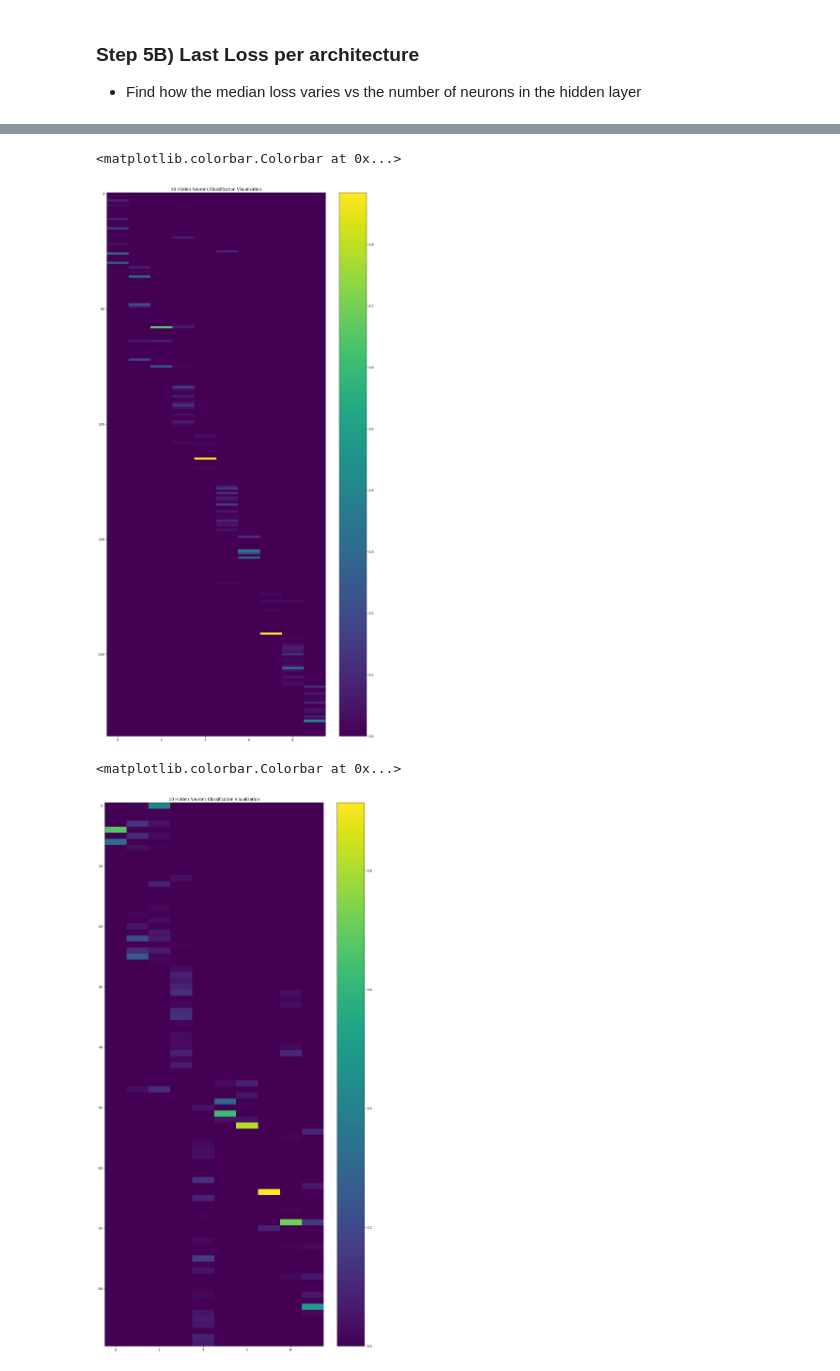
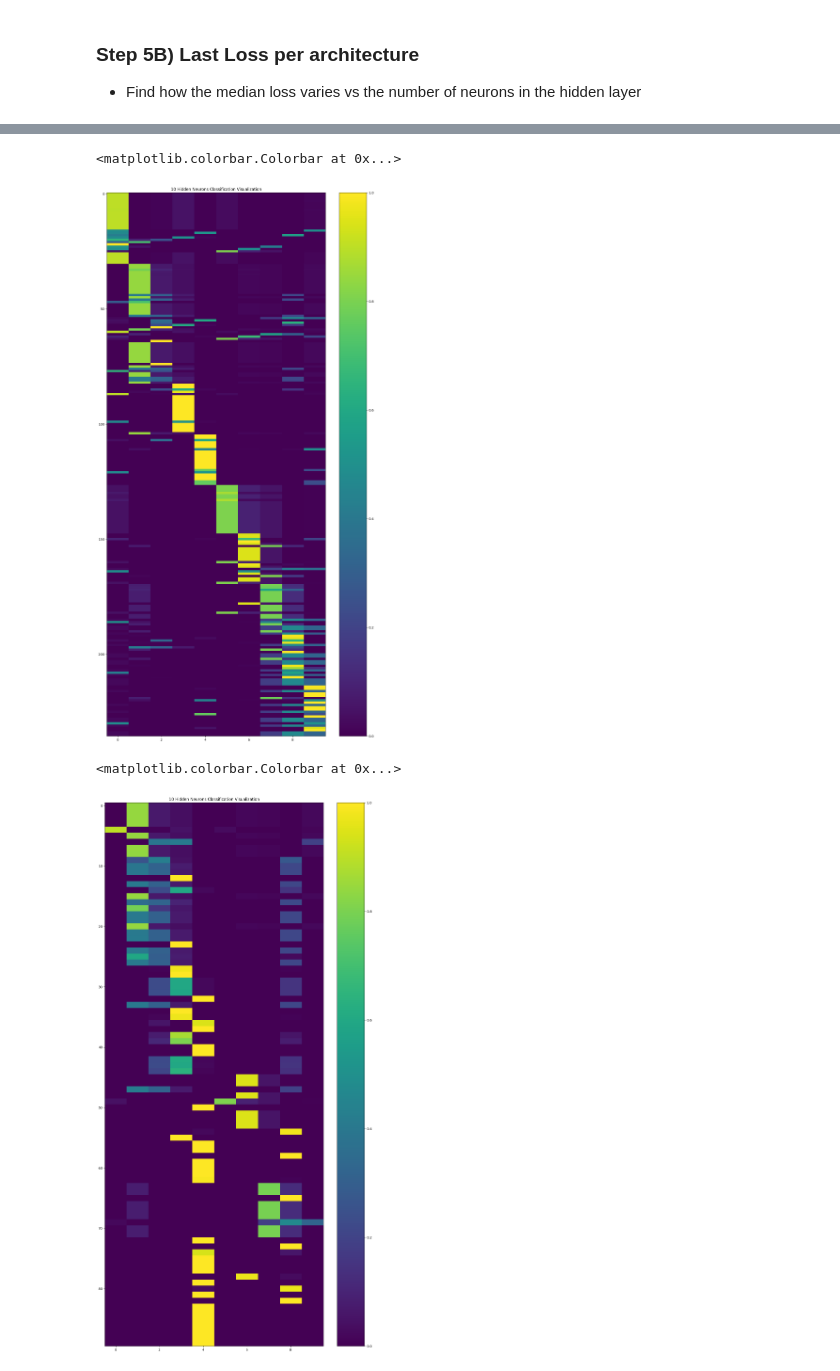
Before and after one commit to Ky-Ng/Vowel-Detection-NN, a Jupyter notebook: Main_Scripts/Vowel_Benchmark_Training.ipynb, the cells around one changed output, grey strips where cells are left out. Cells and saved outputs as stored; diff of their text form; code cells hidden in the pictures.

```diff
--- a/Main_Scripts/Vowel_Benchmark_Training.ipynb
+++ b/Main_Scripts/Vowel_Benchmark_Training.ipynb
@@ -174,7 +176,7 @@ def create_lpc_vowel_classifier(
 
         # Layer 2
         torch.nn.Linear(HIDDEN_LAYER_SIZE, ONE_HOT_ENCODING_SIZE),
-        # torch.nn.Softmax(dim=1)
+        torch.nn.Softmax(dim=1)
     )
 
     # Step 2) Create the Stochastic Gradient Descent object
@@ -334,8 +336,8 @@ test_loss_histories = {demographic: defaultdict(list) for demographic in test_ty
 test_acc_histories = {demographic: defaultdict(list) for demographic in test_types}
 
 # Use normalized Cross Entropy Loss for classification problem (softmax implicitly applied)
-# loss_function = torch.nn.MSELoss(reduction='sum')
-loss_function = torch.nn.CrossEntropyLoss()
+loss_function = torch.nn.MSELoss(reduction='sum')
+# loss_function = torch.nn.CrossEntropyLoss()
 # %%
 # Unpack Training and Testing Data
 training_inputs, training_ground_truth = training_dataset
@@ -493,17 +573,17 @@ print(softmax(x))
 # %%
-prediction = the_last_model(torch.tensor(training_inputs, dtype=torch.float))
-plt.imshow(softmax(prediction.detach().numpy()), aspect='auto')
+prediction = the_last_model(training_inputs)
+plt.imshow(prediction.detach().numpy(), aspect='auto')
 plt.title(f"10 Hidden Neurons Classification Visualization")
 plt.colorbar()
 # %% [output]
 <matplotlib.colorbar.Colorbar at 0x...>
-[figure, old version]
+[figure, new version]
 # %%
 test_inputs, test_labels = testing_data['boy']
-prediction = the_last_model(torch.tensor(test_inputs, dtype=torch.float))
-plt.imshow(softmax(prediction.detach().numpy()), aspect='auto')
+prediction = the_last_model(test_inputs)
+plt.imshow(prediction.detach().numpy(), aspect='auto')
 plt.title(f"10 Hidden Neurons Classification Visualization")
 plt.colorbar()
 # %% [output]
 <matplotlib.colorbar.Colorbar at 0x...>
-[figure, old version]
+[figure, new version]
```
Also changed, not shown: parts of 12 cells of this notebook, 26 other files.
